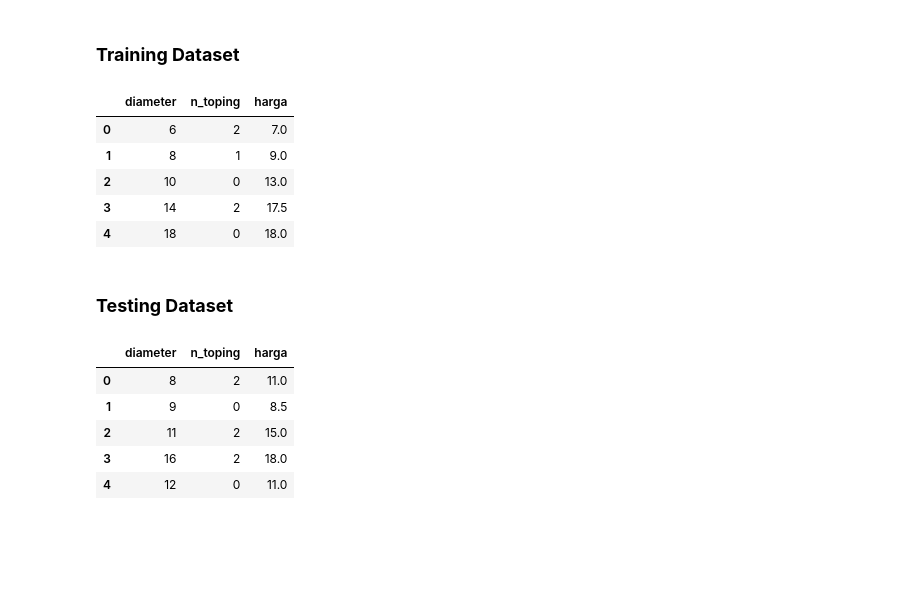
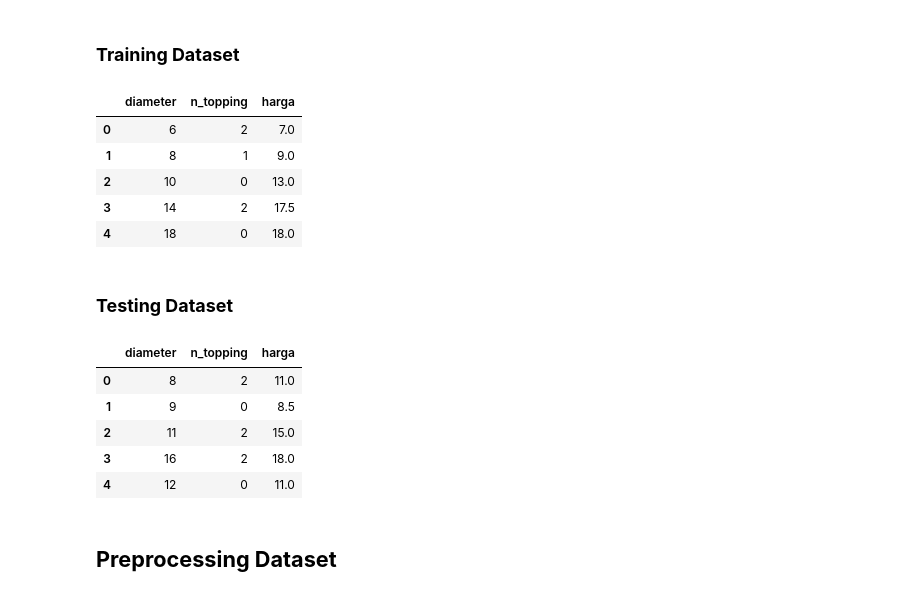
Before and after one commit to LatiefDataVisionary/scikit-learn-with-indonesia-belajar, a Jupyter notebook: SKLearn_08_Multiple_Linear_Regression_&_Polynomial_Regression.ipynb, the cells around one changed output. Cells and saved outputs as stored; diff of their text form; code cells hidden in the pictures; blank space fills up the shorter version.

Commit message:
Preprocessing Dataset

```diff
--- a/SKLearn_08_Multiple_Linear_Regression_&_Polynomial_Regression.ipynb
+++ b/SKLearn_08_Multiple_Linear_Regression_&_Polynomial_Regression.ipynb
@@ -9,14 +9,14 @@
 # %%
 import pandas as pd
 
 pizza = {'diameter': [6, 8, 10, 14, 18],
-         'n_toping': [2, 1, 0, 2, 0],
+         'n_topping': [2, 1, 0, 2, 0],
          'harga': [7, 9, 13, 17.5, 18]}
 
 train_pizza_df = pd.DataFrame(pizza)
 train_pizza_df
 # %% [output]
-|  | diameter | n_toping | harga |
+|  | diameter | n_topping | harga |
 | 0 | 6 | 2 | 7.0 |
 | 1 | 8 | 1 | 9.0 |
 | 2 | 10 | 0 | 13.0 |
@@ -26,15 +26,17 @@ train_pizza_df
 ### **Testing Dataset**
 # %%
 pizza = {'diameter': [8, 9, 11, 16, 12],
-         'n_toping': [2, 0, 2, 2, 0],
+         'n_topping': [2, 0, 2, 2, 0],
          'harga': [11, 8.5, 15, 18, 11]}
 
 test_pizza_df = pd.DataFrame(pizza)
 test_pizza_df
 # %% [output]
-|  | diameter | n_toping | harga |
+|  | diameter | n_topping | harga |
 | 0 | 8 | 2 | 11.0 |
 | 1 | 9 | 0 | 8.5 |
 | 2 | 11 | 2 | 15.0 |
 | 3 | 16 | 2 | 18.0 |
 | 4 | 12 | 0 | 11.0 |
+# %% [markdown]
+## **Preprocessing Dataset**
```
Also changed, not shown: parts of 6 cells of this notebook.
